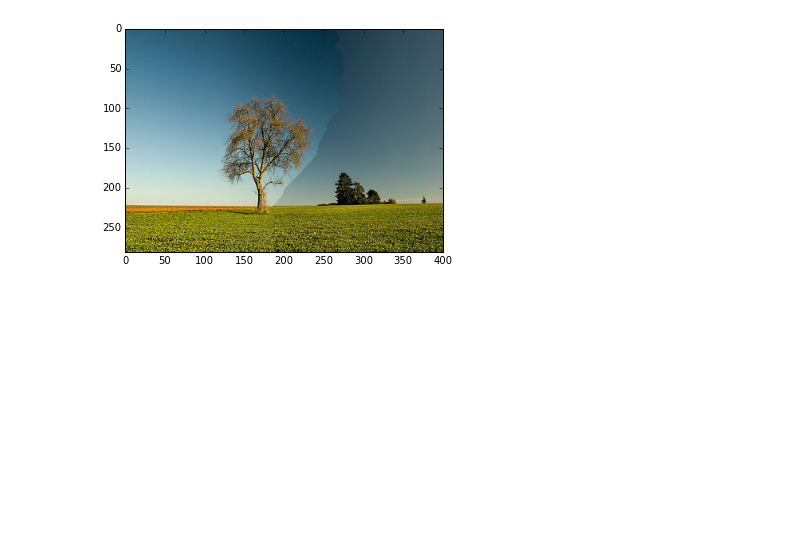
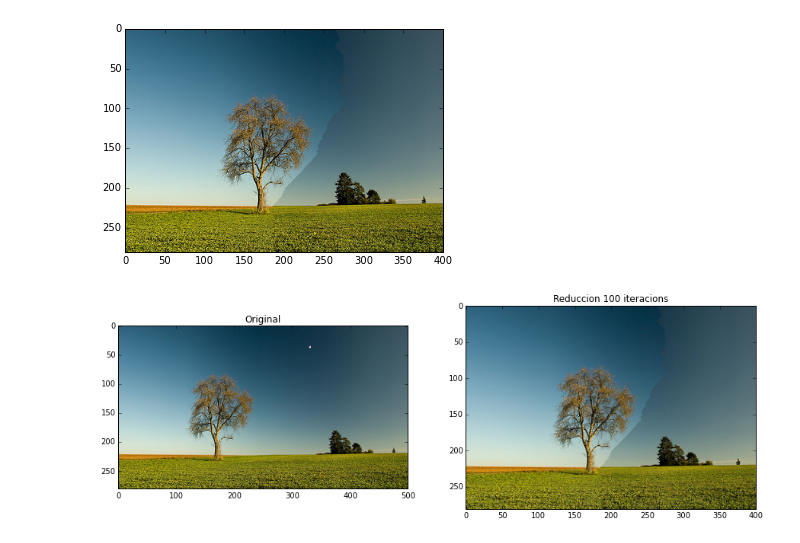
Before and after one commit to cnavas88/Image-Processing, a Jupyter notebook: practica3/Practica3.ipynb, the cells around one changed output. Cells and saved outputs as stored; diff of their text form; code cells hidden in the pictures; blank space fills up the shorter version.

```diff
--- a/practica3/Practica3.ipynb
+++ b/practica3/Practica3.ipynb
@@ -143,3 +142,17 @@ scipy.misc.imsave('Reduccion_final.jpg', rgb)
 # %% [output]
 (281, 400, 3)
 [figure]
+# %%
+######################Comparacio RESULTATS
+plt.subplot(1,2,1)
+plt.imshow(plt.imread('countryside.jpg').astype('uint8'))
+plt.title('Original')
+
+plt.subplot(1,2,2)
+plt.imshow(rgb.astype('uint8'))
+plt.title('Reduccion 100 iteracions')
+
+plt.gcf().set_size_inches((15,15))
+fig.tight_layout()
+# %% [output]
+[figure, added]
```
Also changed, not shown: parts of 2 cells of this notebook.
